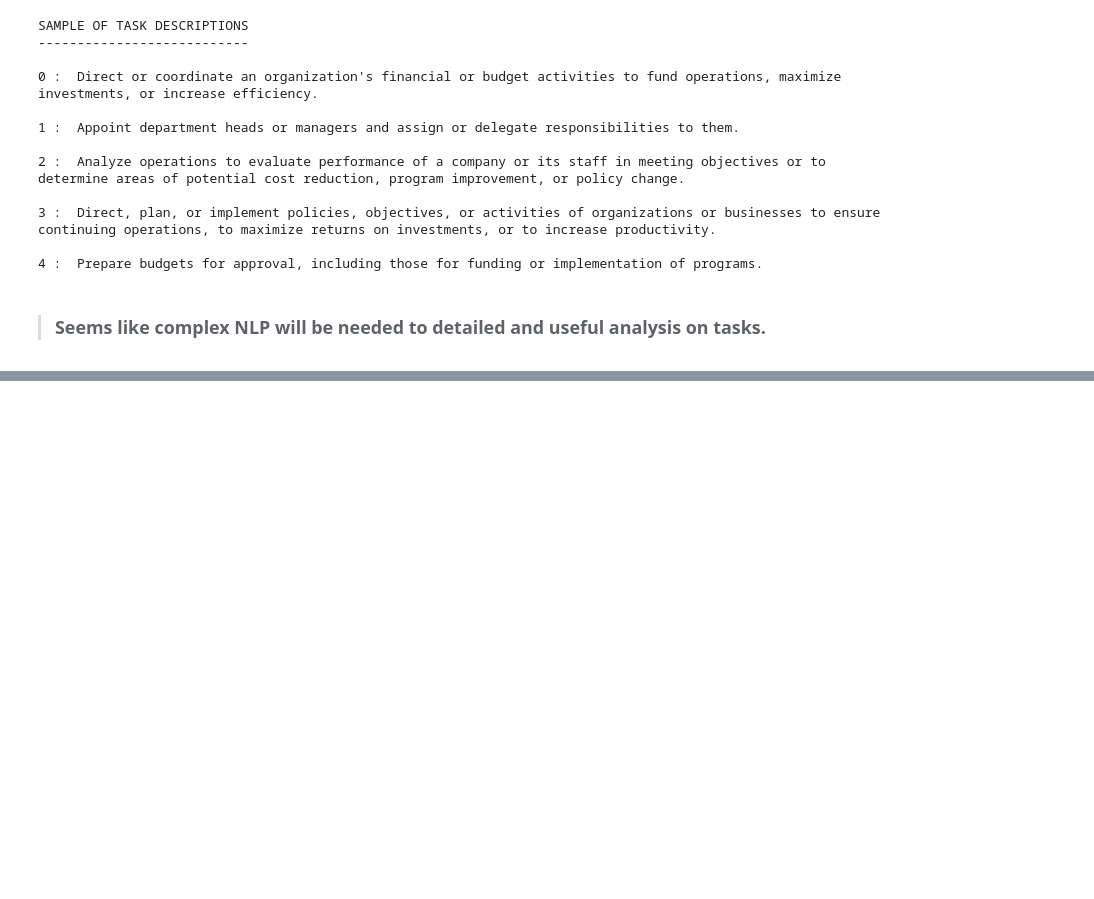
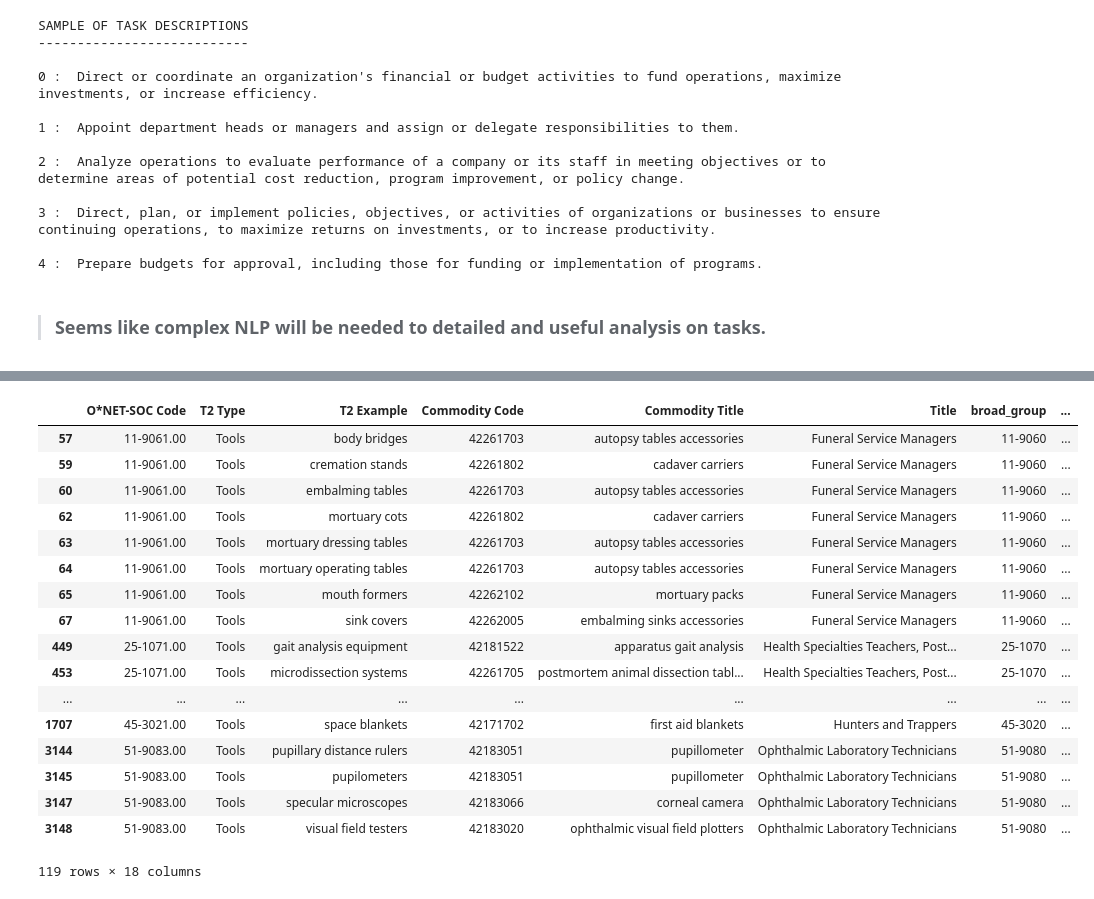
Before and after one commit to c0ns0le/future-employment, a Jupyter notebook: code/EDA.ipynb, the cells around one changed output, grey strips where cells are left out. Saved outputs shown, nothing was run; the diff lists cells and outputs as text; code cells hidden in the pictures; blank space fills up the shorter version.

```diff
--- a/code/EDA.ipynb
+++ b/code/EDA.ipynb
@@ -473,0 +476,2 @@ SAMPLE OF TASK DESCRIPTIONS
+# %%
+emerged = pd.read_csv('../data/db15/helpers/emerged_all.csv')
@@ -473,0 +610,21 @@ SAMPLE OF TASK DESCRIPTIONS
+# %%
+emerged[emerged.segment_title == 'Medical Equipment and Accessories and Supplies']
+# %% [output]
+|  | O*NET-SOC Code | T2 Type | T2 Example | Commodity Code | Commodity Title | Title | broad_group | ... |
+| 57 | 11-9061.00 | Tools | body bridges | 42261703 | autopsy tables accessories | Funeral Service Managers | 11-9060 | ... |
+| 59 | 11-9061.00 | Tools | cremation stands | 42261802 | cadaver carriers | Funeral Service Managers | 11-9060 | ... |
+| 60 | 11-9061.00 | Tools | embalming tables | 42261703 | autopsy tables accessories | Funeral Service Managers | 11-9060 | ... |
+| 62 | 11-9061.00 | Tools | mortuary cots | 42261802 | cadaver carriers | Funeral Service Managers | 11-9060 | ... |
+| 63 | 11-9061.00 | Tools | mortuary dressing tables | 42261703 | autopsy tables accessories | Funeral Service Managers | 11-9060 | ... |
+| 64 | 11-9061.00 | Tools | mortuary operating tables | 42261703 | autopsy tables accessories | Funeral Service Managers | 11-9060 | ... |
+| 65 | 11-9061.00 | Tools | mouth formers | 42262102 | mortuary packs | Funeral Service Managers | 11-9060 | ... |
+| 67 | 11-9061.00 | Tools | sink covers | 42262005 | embalming sinks accessories | Funeral Service Managers | 11-9060 | ... |
+| 449 | 25-1071.00 | Tools | gait analysis equipment | 42181522 | apparatus gait analysis | Health Specialties Teachers, Post... | 25-1070 | ... |
+| 453 | 25-1071.00 | Tools | microdissection systems | 42261705 | postmortem animal dissection tabl... | Health Specialties Teachers, Post... | 25-1070 | ... |
+| ... | ... | ... | ... | ... | ... | ... | ... | ... |
+| 1707 | 45-3021.00 | Tools | space blankets | 42171702 | first aid blankets | Hunters and Trappers | 45-3020 | ... |
+| 3144 | 51-9083.00 | Tools | pupillary distance rulers | 42183051 | pupillometer | Ophthalmic Laboratory Technicians | 51-9080 | ... |
+| 3145 | 51-9083.00 | Tools | pupilometers | 42183051 | pupillometer | Ophthalmic Laboratory Technicians | 51-9080 | ... |
+| 3147 | 51-9083.00 | Tools | specular microscopes | 42183066 | corneal camera | Ophthalmic Laboratory Technicians | 51-9080 | ... |
+| 3148 | 51-9083.00 | Tools | visual field testers | 42183020 | ophthalmic visual field plotters | Ophthalmic Laboratory Technicians | 51-9080 | ... |
+119 rows × 18 columns
```
Also changed, not shown: parts of 17 cells of this notebook, 8 other files.
